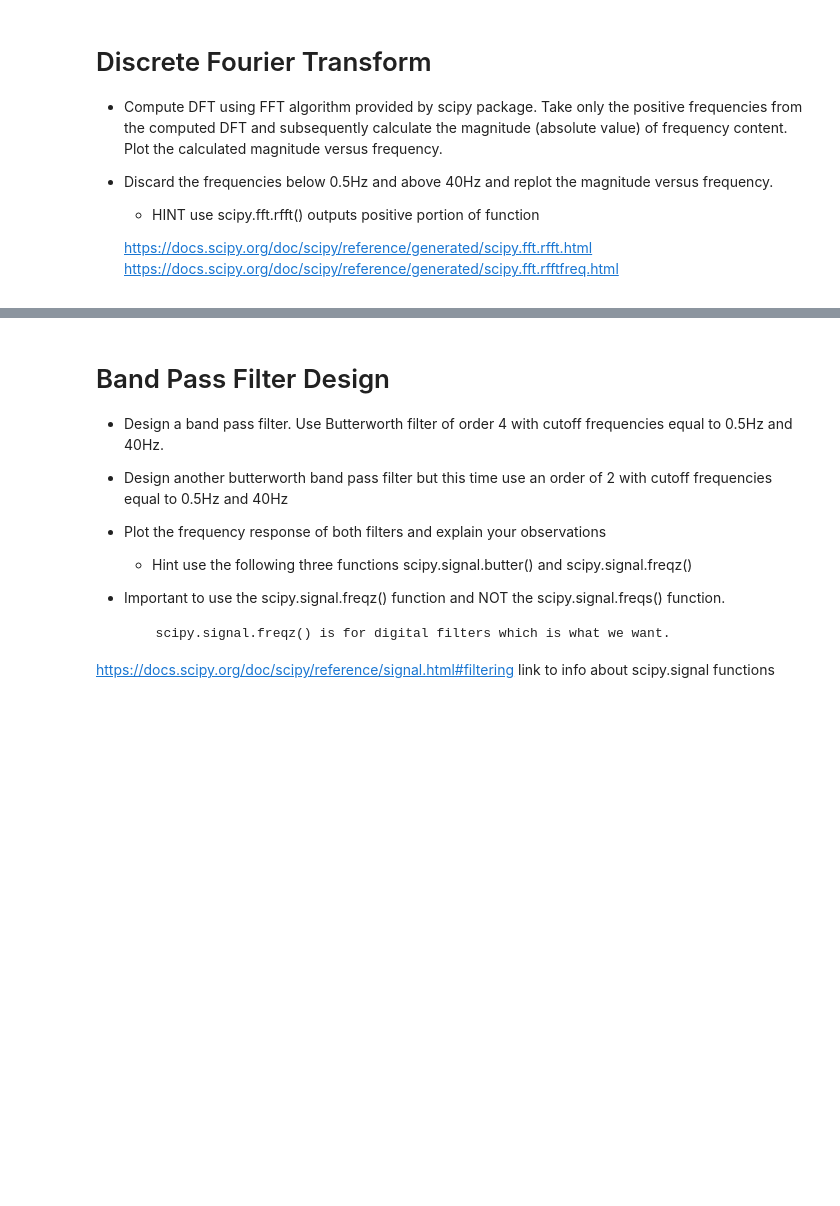
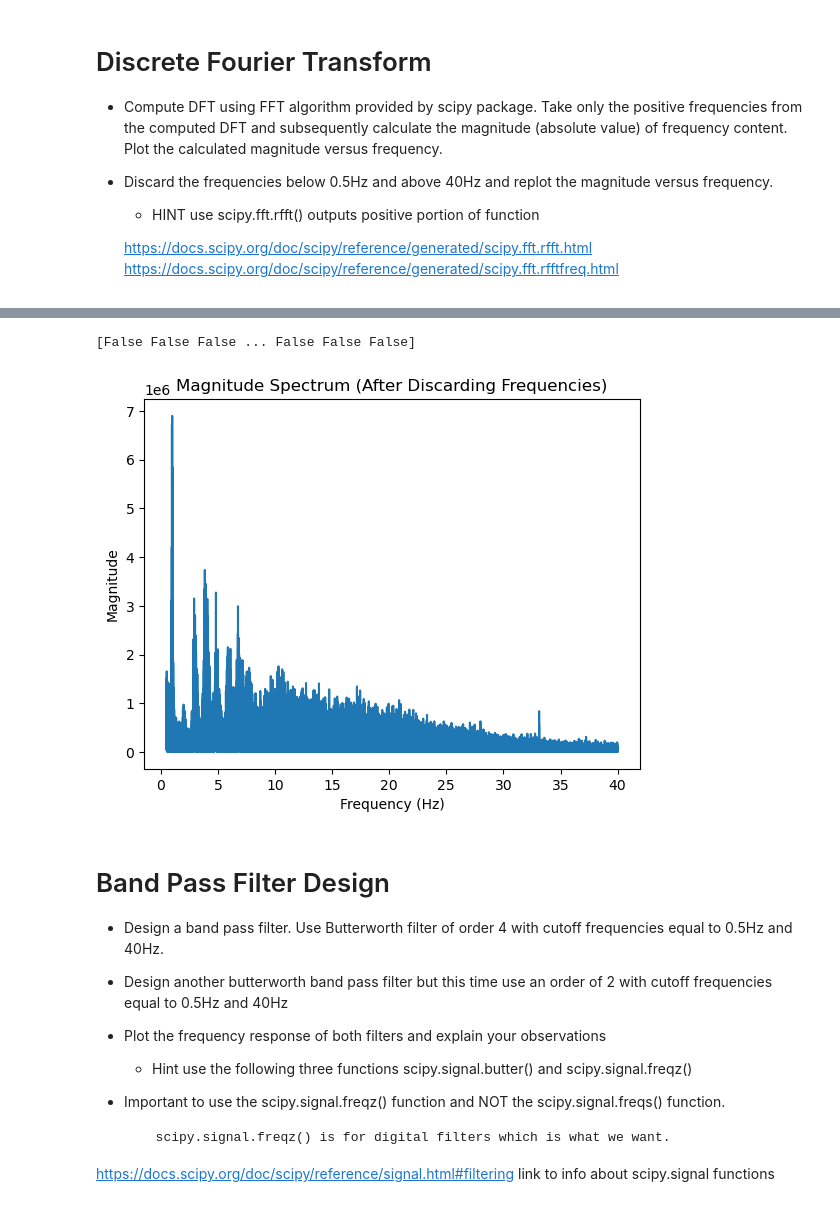
Before and after one commit to OmarNasri/DTEK0042-exer1, a Jupyter notebook: moodle.utu.fi_pluginfile.php_1707247_mod_resource_content_1_DTEK0042 Exercise 2.ipynb, the cells around one changed output, grey strips where cells are left out. Cells and saved outputs as stored; diff of their text form; code cells hidden in the pictures; blank space fills up the shorter version.

```diff
--- a/moodle.utu.fi_pluginfile.php_1707247_mod_resource_content_1_DTEK0042 Exercise 2.ipynb
+++ b/moodle.utu.fi_pluginfile.php_1707247_mod_resource_content_1_DTEK0042 Exercise 2.ipynb
@@ -96,3 +96,20 @@ plt.show()
+# %%
+# Discard frequencies below 0.5Hz and above 40Hz
+mask = (fx >= 0.5) & (fx <= 40)
+print(mask)
+# fx1 = fx[]
+fx1 = fx[mask]
+fy1 = fy[mask]
+
+# Replot the magnitude versus frequency
+plt.plot(fx1, np.abs(fy1))
+plt.xlabel('Frequency (Hz)')
+plt.ylabel('Magnitude')
+plt.title('Magnitude Spectrum (After Discarding Frequencies)')
+plt.show()
+# %% [output]
+[False False False ... False False False]
+[figure, added]
 # %% [markdown]
 # Band Pass Filter Design
 *  Design a band pass filter. Use Butterworth filter of order 4 with cutoff frequencies equal to 0.5Hz and 40Hz.
```
Also changed, not shown: parts of 10 cells of this notebook.
